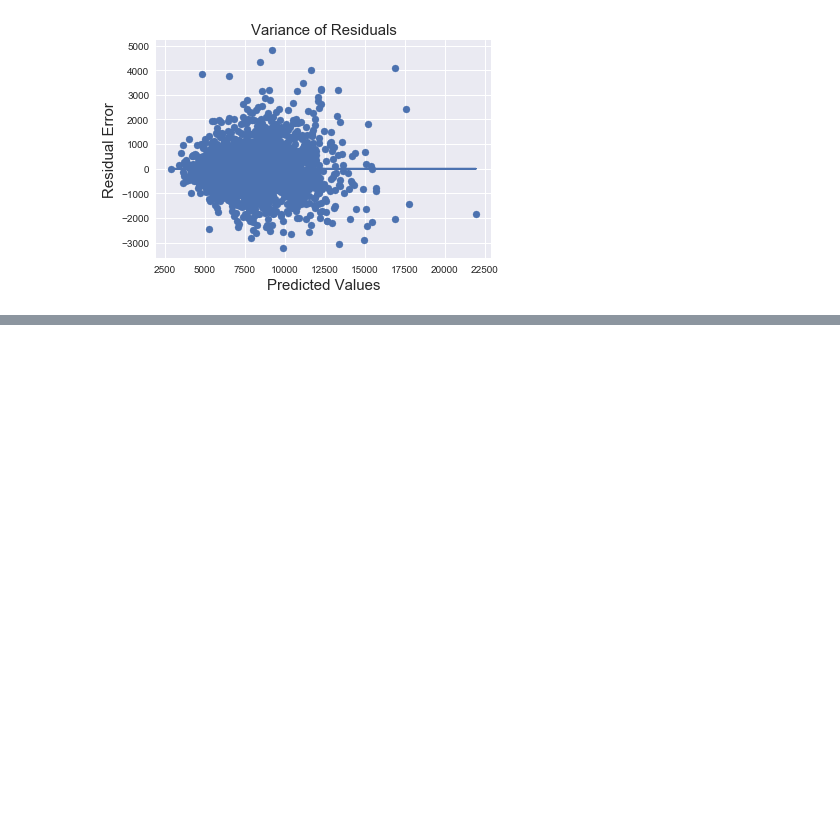
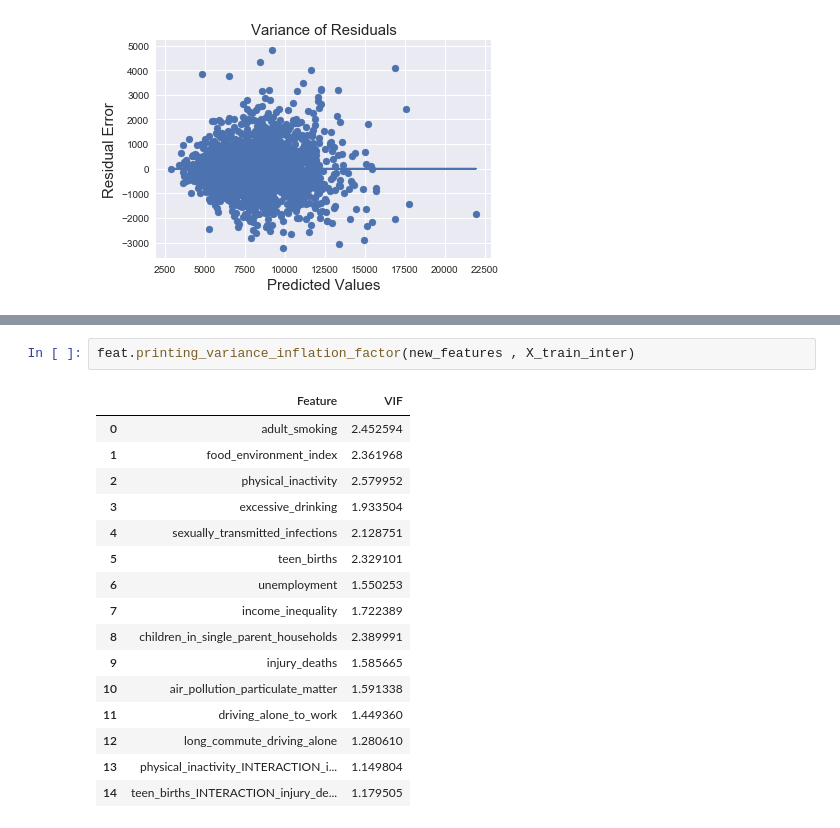
Before and after one commit to jankomah/Predicting_Life_Expectancy, a Jupyter notebook: 02.Josh_Modelling.ipynb, the cells around one changed output, grey strips where cells are left out. Drawn from its saved outputs; the diff is of its cells as text; blank space fills up the shorter version.

```diff
--- a/02.Josh_Modelling.ipynb
+++ b/02.Josh_Modelling.ipynb
@@ -892,0 +892,19 @@ plt.show();
+# %%
+feat.printing_variance_inflation_factor(new_features , X_train_inter)
+# %% [output]
+|  | Feature | VIF |
+| 0 | adult_smoking | 2.452594 |
+| 1 | food_environment_index | 2.361968 |
+| 2 | physical_inactivity | 2.579952 |
+| 3 | excessive_drinking | 1.933504 |
+| 4 | sexually_transmitted_infections | 2.128751 |
+| 5 | teen_births | 2.329101 |
+| 6 | unemployment | 1.550253 |
+| 7 | income_inequality | 1.722389 |
+| 8 | children_in_single_parent_households | 2.389991 |
+| 9 | injury_deaths | 1.585665 |
+| 10 | air_pollution_particulate_matter | 1.591338 |
+| 11 | driving_alone_to_work | 1.449360 |
+| 12 | long_commute_driving_alone | 1.280610 |
+| 13 | physical_inactivity_INTERACTION_i... | 1.149804 |
+| 14 | teen_births_INTERACTION_injury_de... | 1.179505 |
```
Also changed, not shown: parts of 6 cells of this notebook.
